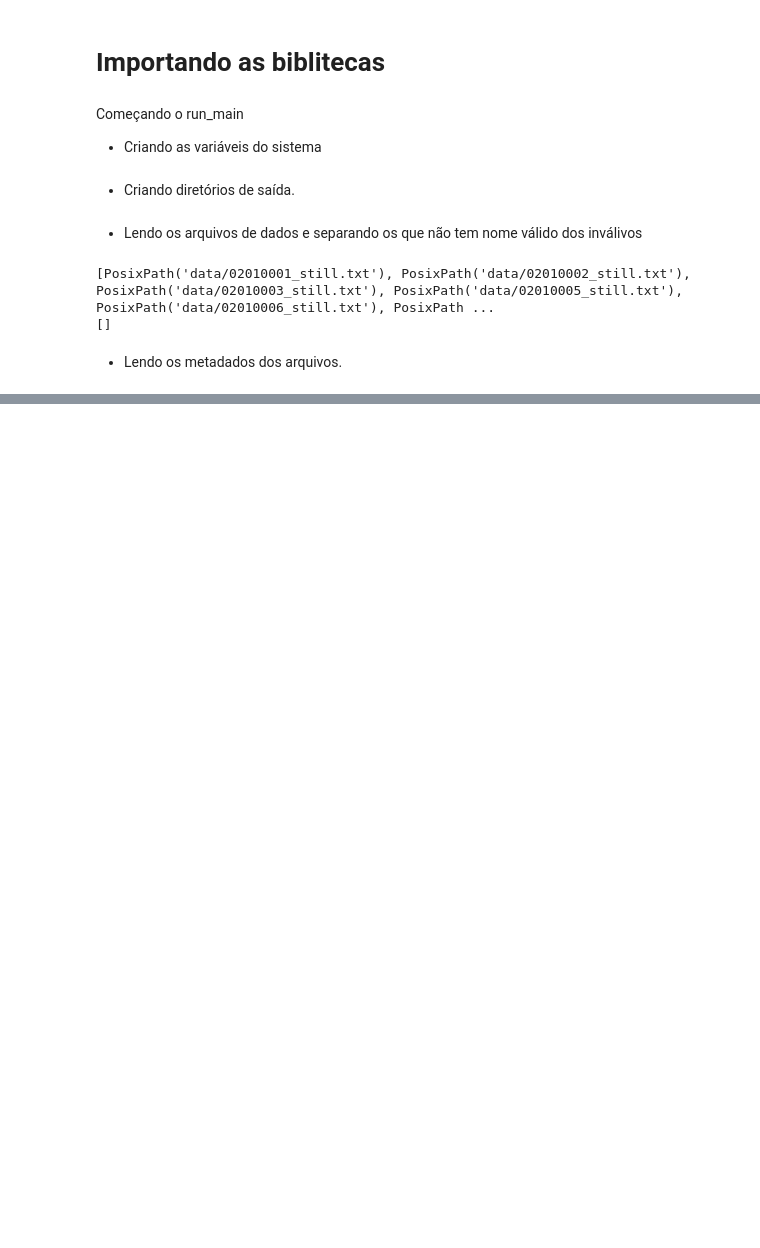
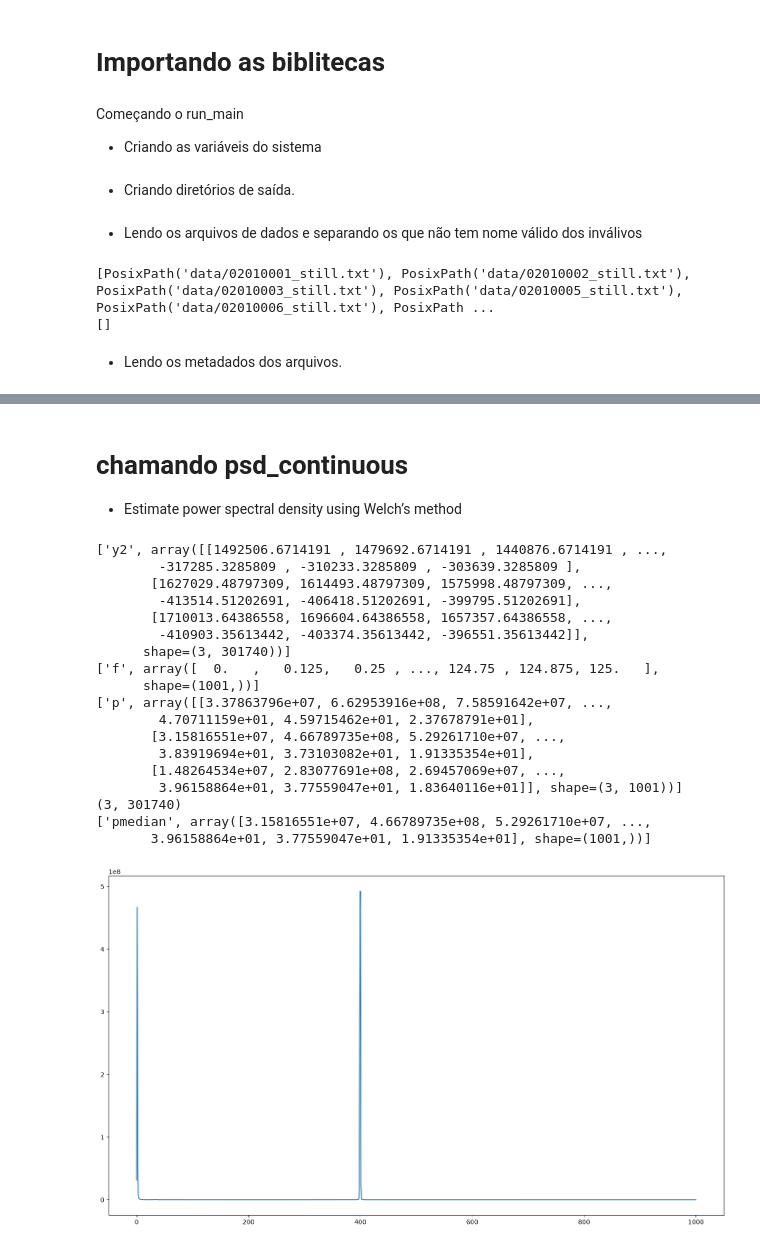
Before and after one commit to danielfsc/eec, a Jupyter notebook: run_explicado.ipynb, the cells around one changed output, grey strips where cells are left out. Cells and saved outputs as stored; diff of their text form; code cells hidden in the pictures; blank space fills up the shorter version.

```diff
--- a/run_explicado.ipynb
+++ b/run_explicado.ipynb
@@ -74,0 +110,34 @@ print(fsv)
+# %% [markdown]
+# chamando psd_continuous
+- Estimate power spectral density using Welch’s method
+# %%
+f, p = ut.psd_continuous(y2, configurations.fs, 8)
+print(['y2', y2])
+print(['f', f])
+print(['p',p])
+print(y2.shape)
+pmedian=np.median(np.atleast_2d(p), axis=0)
+print(['pmedian',pmedian])
+plt.figure(figsize=(18,10))
+plt.plot(range(len(pmedian)), pmedian)
+plt.show()
+# %% [output]
+['y2', array([[1492506.6714191 , 1479692.6714191 , 1440876.6714191 , ...,
+        -317285.3285809 , -310233.3285809 , -303639.3285809 ],
+       [1627029.48797309, 1614493.48797309, 1575998.48797309, ...,
+        -413514.51202691, -406418.51202691, -399795.51202691],
+       [1710013.64386558, 1696604.64386558, 1657357.64386558, ...,
+        -410903.35613442, -403374.35613442, -396551.35613442]],
+      shape=(3, 301740))]
+['f', array([  0.   ,   0.125,   0.25 , ..., 124.75 , 124.875, 125.   ],
+      shape=(1001,))]
+['p', array([[3.37863796e+07, 6.62953916e+08, 7.58591642e+07, ...,
+        4.70711159e+01, 4.59715462e+01, 2.37678791e+01],
+       [3.15816551e+07, 4.66789735e+08, 5.29261710e+07, ...,
+        3.83919694e+01, 3.73103082e+01, 1.91335354e+01],
+       [1.48264534e+07, 2.83077691e+08, 2.69457069e+07, ...,
+        3.96158864e+01, 3.77559047e+01, 1.83640116e+01]], shape=(3, 1001))]
+(3, 301740)
+['pmedian', array([3.15816551e+07, 4.66789735e+08, 5.29261710e+07, ...,
+       3.96158864e+01, 3.77559047e+01, 1.91335354e+01], shape=(1001,))]
+[figure, added]
```
Also changed, not shown: parts of 27 cells of this notebook, 22 other files.
